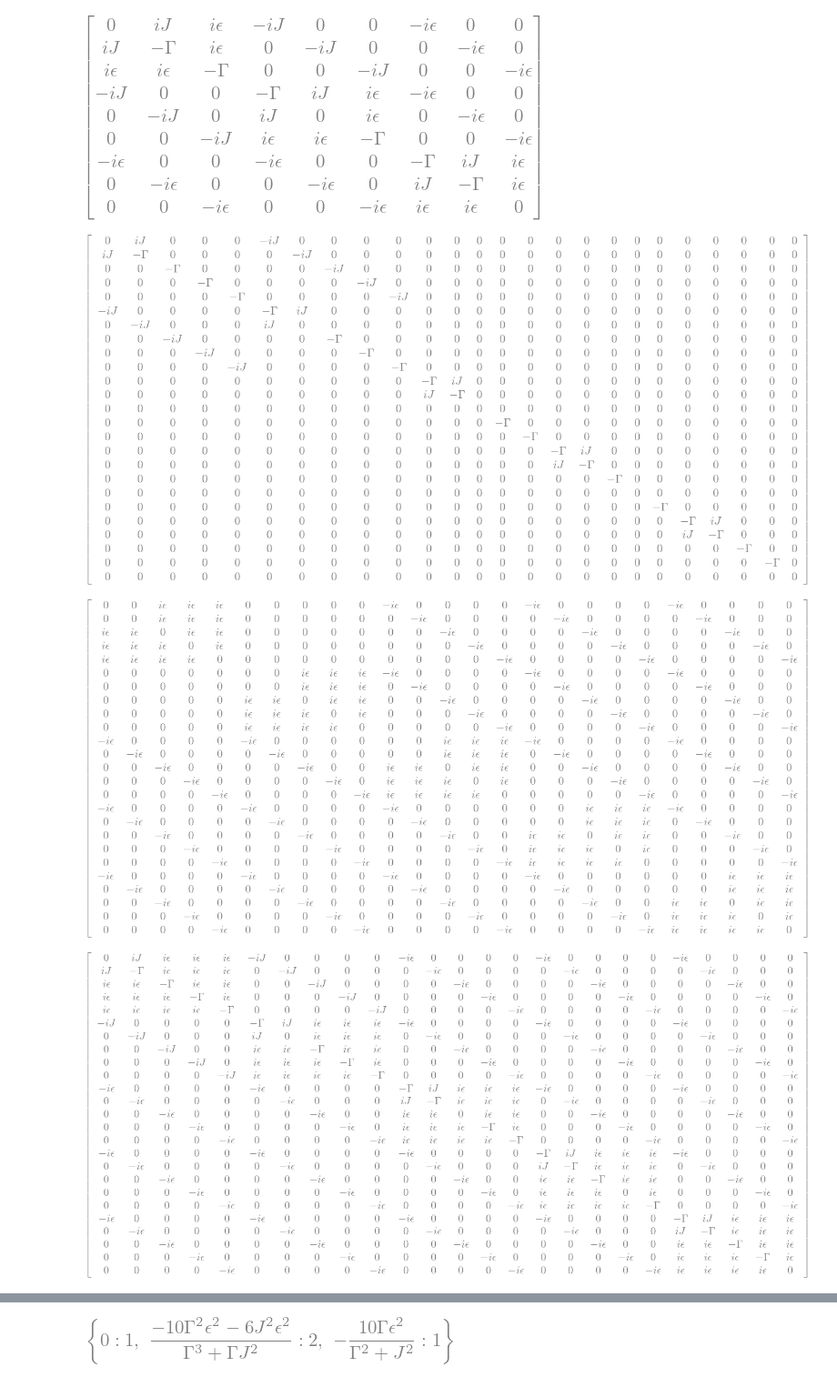
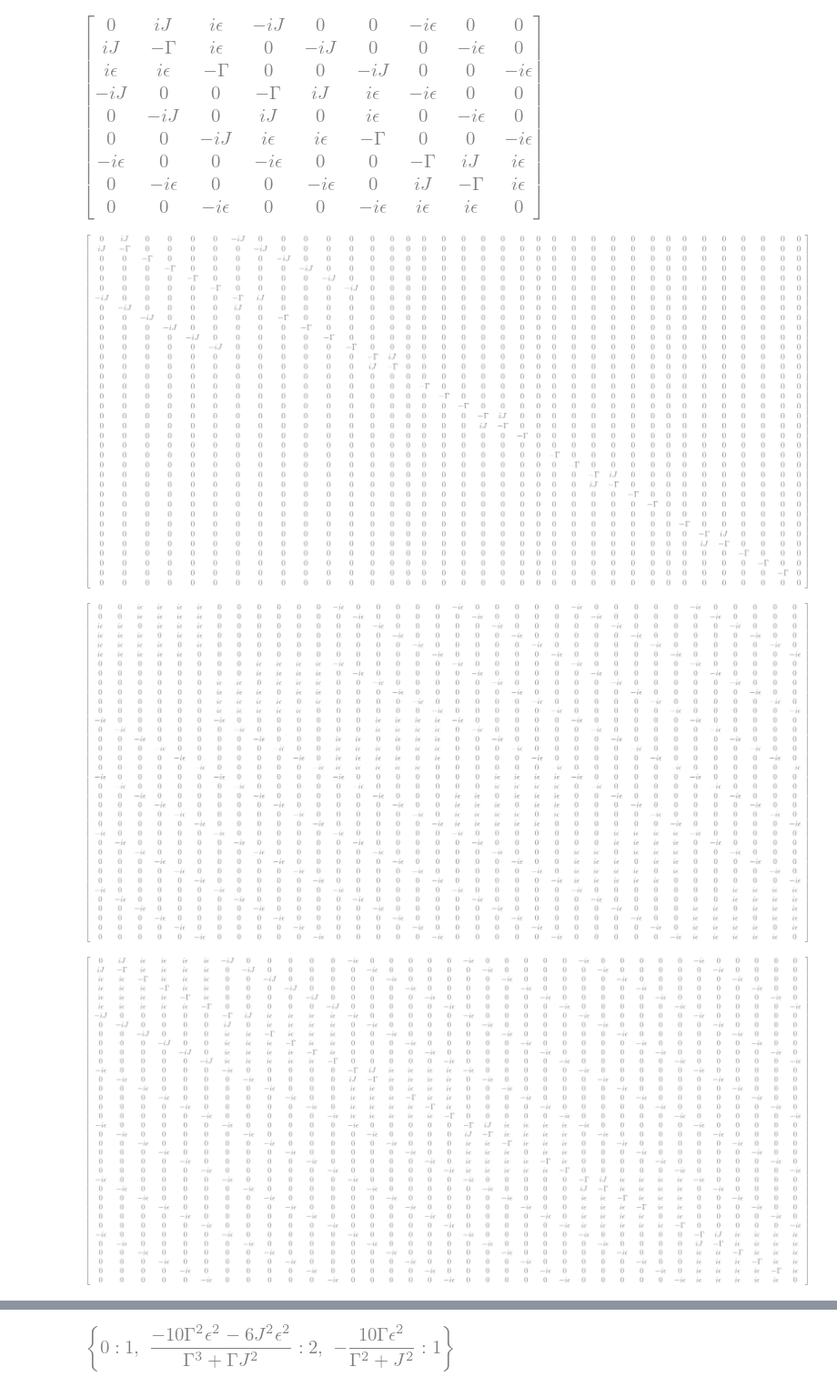
Before and after one commit to kiwipretzel/nserc-2026, a Jupyter notebook: [3.4] [n-site (degenerate), single-body, general epsilon's, local dephasing]/[3.4.0] [n-site,single-body,degenerate] [june 19].ipynb, the cells around one changed output, grey strips where cells are left out. Shown at 91% size. Drawn from its saved outputs; the diff is of its cells as text; code cells hidden in the pictures.

```diff
--- a/[3.4] [n-site (degenerate), single-body, general epsilon's, local dephasing]/[3.4.0] [n-site,single-body,degenerate] [june 19].ipynb
+++ b/[3.4] [n-site (degenerate), single-body, general epsilon's, local dephasing]/[3.4.0] [n-site,single-body,degenerate] [june 19].ipynb
@@ -187,31 +184,31 @@ display(L)
 [figure]
 [figure]
 # %%
-N = 5
+N = 6
 
 # building matrices
 H0 = sp.Matrix(N, N, lambda i,j : J if ({i,j}=={0,1}) else 0)
 V = sp.Matrix(N, N, lambda i,j : epsilon if ({i,j}!={0,1} and (i!=0 or j!=0) and i!=j) else 0)
 
 # building lindblad jump operators
 L_operators = [sp.Matrix(N,N, lambda i,j: 1 if i==k and j==k else 0) for k in range(N)]
 
 # building lindbladians
 L0, _ = lindbladian(N, output=False, degenerate=False, H=H0, L_operators=L_operators)
 L1, _ = lindbladian(N, output=False, degenerate=False, H=V, dissipative=False)
 
 # setting all dephasing constants to the same constant gamma
 L0 = L0.subs({sp.Symbol(f"Gamma_{i}", real=True, nonnegative=True):gamma for i in range(N)})
 
 
 
 display(L0)
 display(L1)
 display(L0+L1)
 # %% [output]
-[figure, old version]
+[figure, new version]
-[figure, old version]
+[figure, new version]
-[figure, old version]
+[figure, new version]
 # %%
 nullspace = [n/n.norm() for n in L0.nullspace()]
 nullspace
```
Also changed, not shown: parts of 10 cells of this notebook, 1 other file.
